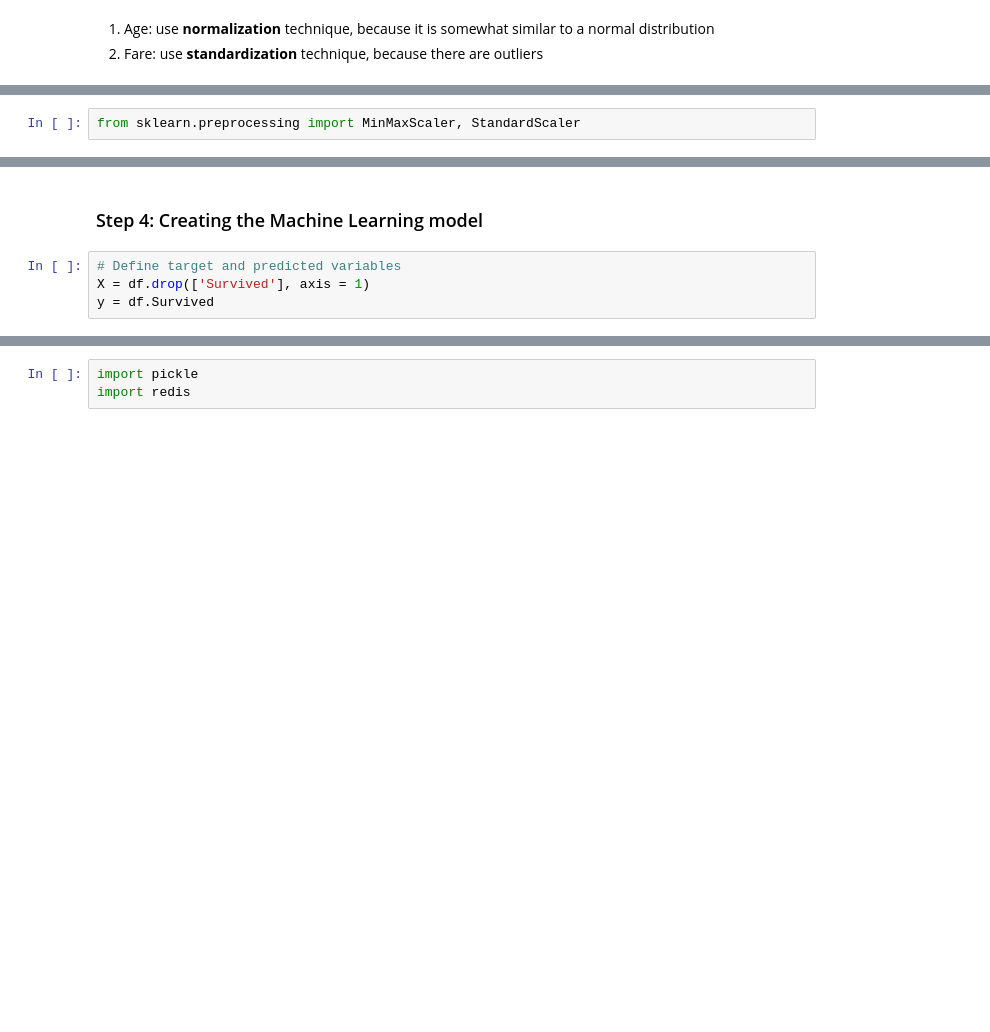
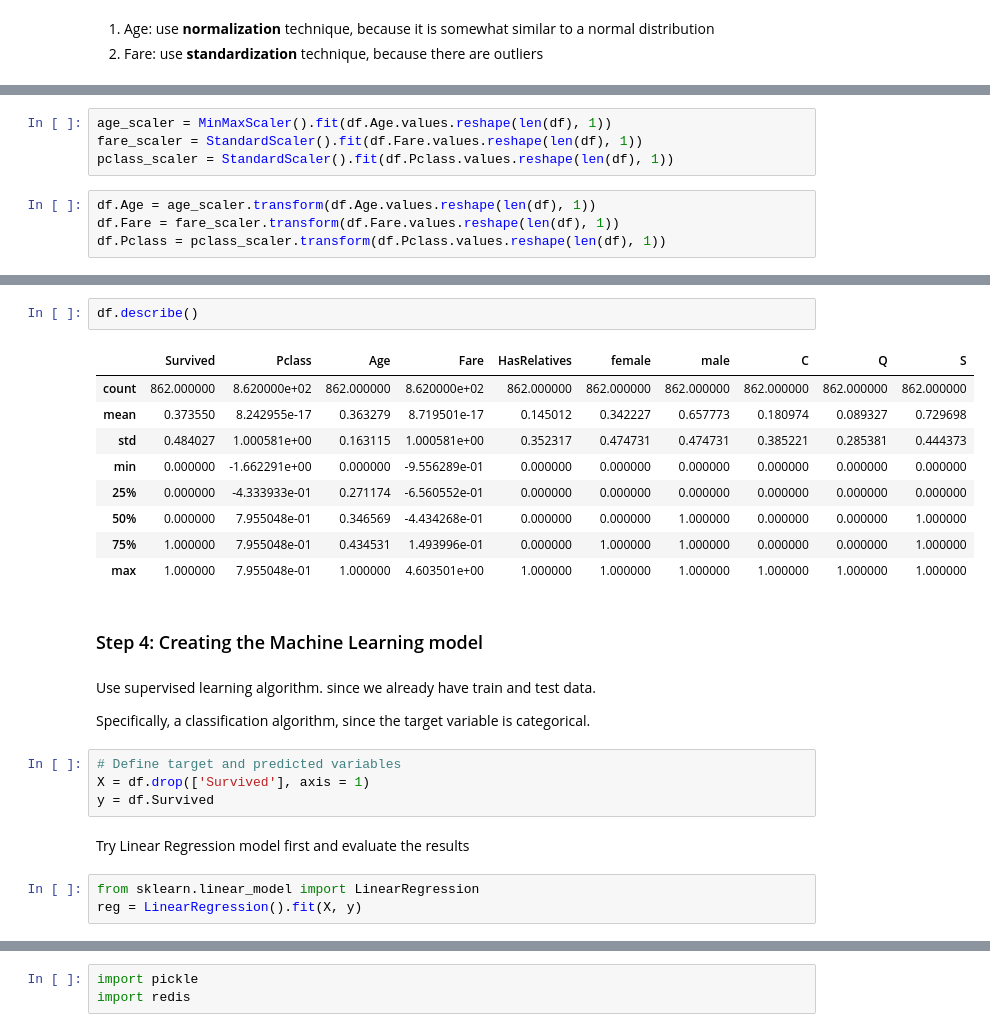
Before and after one commit to izabellapoliv/my_datascience-notebook, a Jupyter notebook: jupyterlab/work/titanic_challenge/create_model.ipynb, the cells around one changed output, grey strips where cells are left out. Drawn from its saved outputs; the diff is of its cells as text; blank space fills up the shorter version.

```diff
--- a/jupyterlab/work/titanic_challenge/create_model.ipynb
+++ b/jupyterlab/work/titanic_challenge/create_model.ipynb
@@ -372,2 +374,8 @@ df.drop(['Sex','Embarked'], axis = 1, inplace = True)
 # %%
-from sklearn.preprocessing import MinMaxScaler, StandardScaler
+age_scaler = MinMaxScaler().fit(df.Age.values.reshape(len(df), 1))
+fare_scaler = StandardScaler().fit(df.Fare.values.reshape(len(df), 1))
+pclass_scaler = StandardScaler().fit(df.Pclass.values.reshape(len(df), 1))
+# %%
+df.Age = age_scaler.transform(df.Age.values.reshape(len(df), 1))
+df.Fare = fare_scaler.transform(df.Fare.values.reshape(len(df), 1))
+df.Pclass = pclass_scaler.transform(df.Pclass.values.reshape(len(df), 1))
@@ -374,6 +393,27 @@ from sklearn.preprocessing import MinMaxScaler, StandardScaler
+# %%
+df.describe()
+# %% [output]
+|  | Survived | Pclass | Age | Fare | HasRelatives | female | male | C | Q | S |
+| count | 862.000000 | 8.620000e+02 | 862.000000 | 8.620000e+02 | 862.000000 | 862.000000 | 862.000000 | 862.000000 | 862.000000 | 862.000000 |
+| mean | 0.373550 | 8.242955e-17 | 0.363279 | 8.719501e-17 | 0.145012 | 0.342227 | 0.657773 | 0.180974 | 0.089327 | 0.729698 |
+| std | 0.484027 | 1.000581e+00 | 0.163115 | 1.000581e+00 | 0.352317 | 0.474731 | 0.474731 | 0.385221 | 0.285381 | 0.444373 |
+| min | 0.000000 | -1.662291e+00 | 0.000000 | -9.556289e-01 | 0.000000 | 0.000000 | 0.000000 | 0.000000 | 0.000000 | 0.000000 |
+| 25% | 0.000000 | -4.333933e-01 | 0.271174 | -6.560552e-01 | 0.000000 | 0.000000 | 0.000000 | 0.000000 | 0.000000 | 0.000000 |
+| 50% | 0.000000 | 7.955048e-01 | 0.346569 | -4.434268e-01 | 0.000000 | 0.000000 | 1.000000 | 0.000000 | 0.000000 | 1.000000 |
+| 75% | 1.000000 | 7.955048e-01 | 0.434531 | 1.493996e-01 | 0.000000 | 1.000000 | 1.000000 | 0.000000 | 0.000000 | 1.000000 |
+| max | 1.000000 | 7.955048e-01 | 1.000000 | 4.603501e+00 | 1.000000 | 1.000000 | 1.000000 | 1.000000 | 1.000000 | 1.000000 |
 # %% [markdown]
 ### Step 4: Creating the Machine Learning model
+# %% [markdown]
+Use supervised learning algorithm. since we already have train and test data.
+
+Specifically, a classification algorithm, since the target variable is categorical.
 # %%
 # Define target and predicted variables
 X = df.drop(['Survived'], axis = 1)
 y = df.Survived
+# %% [markdown]
+Try Linear Regression model first and evaluate the results
+# %%
+from sklearn.linear_model import LinearRegression
+reg = LinearRegression().fit(X, y)
```
Also changed, not shown: parts of 28 cells of this notebook, 3 other files.
